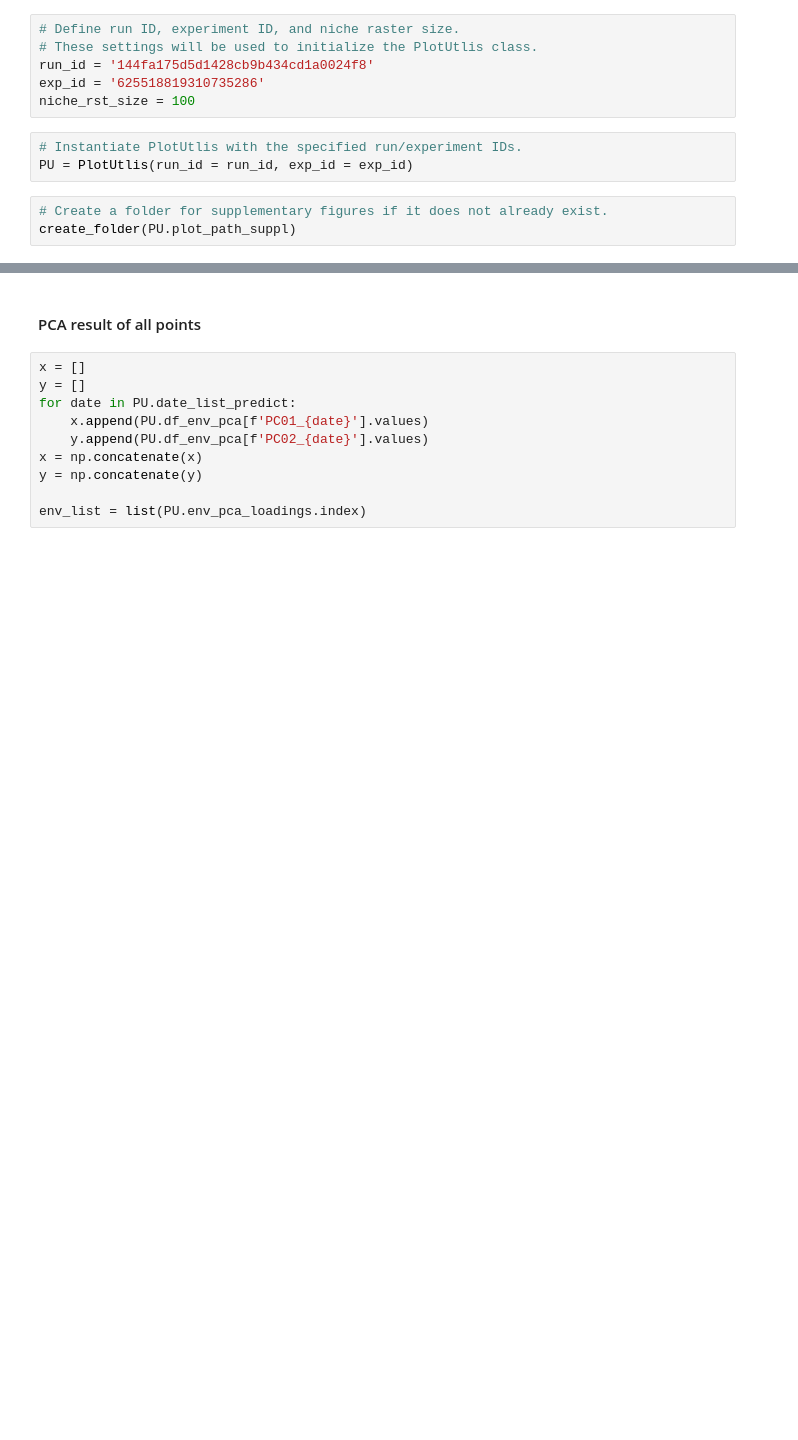
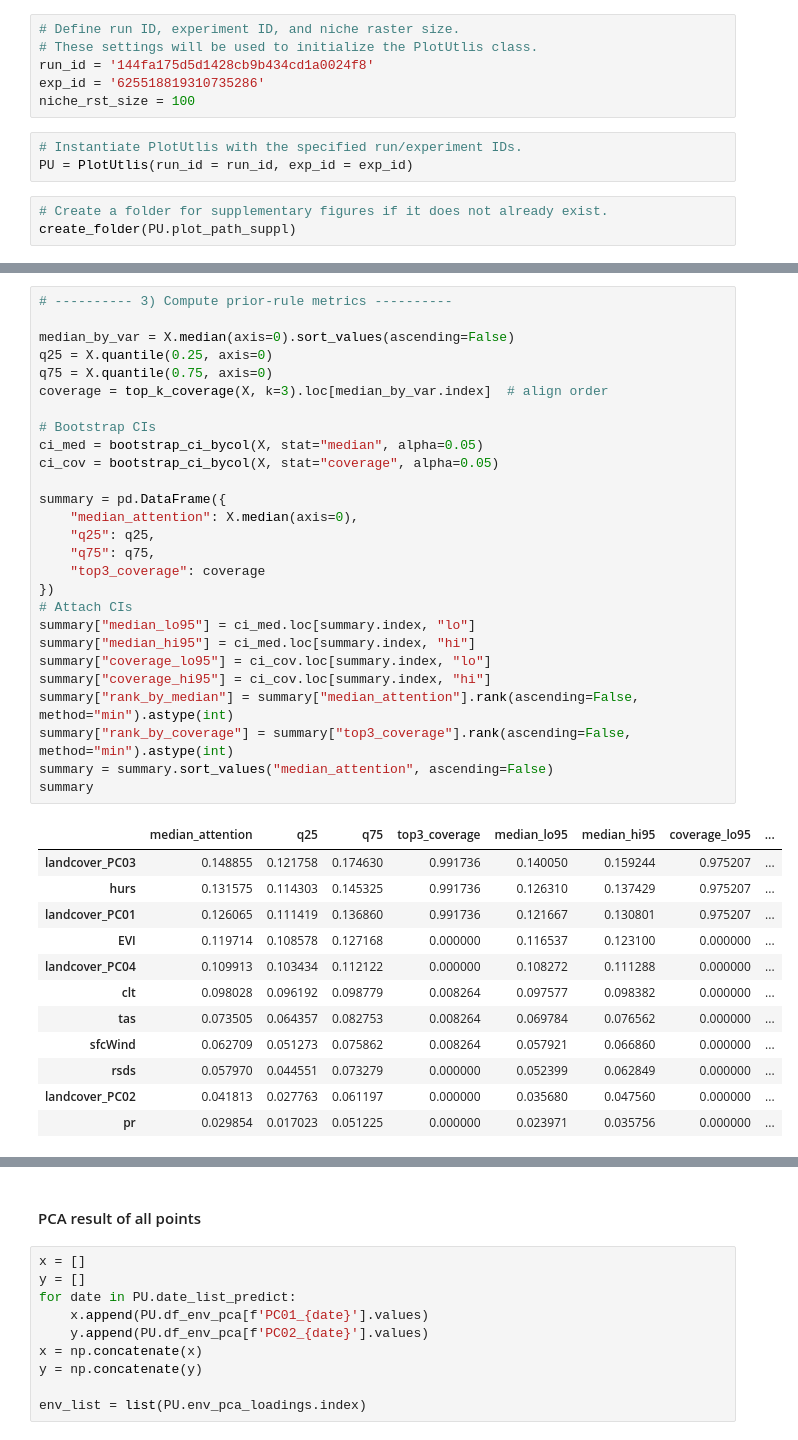
Before and after one commit to KLKua/DeepSDM, a Jupyter notebook: FigSupplementary.ipynb, the cells around one changed output, grey strips where cells are left out. Drawn from its saved outputs; the diff is of its cells as text; blank space fills up the shorter version.

```diff
--- a/FigSupplementary.ipynb
+++ b/FigSupplementary.ipynb
@@ -208,0 +200,40 @@ Pairwise results (species-level medians):
+# %%
+# ---------- 3) Compute prior-rule metrics ----------
+
+median_by_var = X.median(axis=0).sort_values(ascending=False)
+q25 = X.quantile(0.25, axis=0)
+q75 = X.quantile(0.75, axis=0)
+coverage = top_k_coverage(X, k=3).loc[median_by_var.index]  # align order
+
+# Bootstrap CIs
+ci_med = bootstrap_ci_bycol(X, stat="median", alpha=0.05)
+ci_cov = bootstrap_ci_bycol(X, stat="coverage", alpha=0.05)
+
+summary = pd.DataFrame({
+    "median_attention": X.median(axis=0),
+    "q25": q25,
+    "q75": q75,
+    "top3_coverage": coverage
+})
+# Attach CIs
+summary["median_lo95"] = ci_med.loc[summary.index, "lo"]
+summary["median_hi95"] = ci_med.loc[summary.index, "hi"]
+summary["coverage_lo95"] = ci_cov.loc[summary.index, "lo"]
+summary["coverage_hi95"] = ci_cov.loc[summary.index, "hi"]
+summary["rank_by_median"] = summary["median_attention"].rank(ascending=False, method="min").astype(int)
+summary["rank_by_coverage"] = summary["top3_coverage"].rank(ascending=False, method="min").astype(int)
+summary = summary.sort_values("median_attention", ascending=False)
+summary
+# %% [output]
+|  | median_attention | q25 | q75 | top3_coverage | median_lo95 | median_hi95 | coverage_lo95 | ... |
+| landcover_PC03 | 0.148855 | 0.121758 | 0.174630 | 0.991736 | 0.140050 | 0.159244 | 0.975207 | ... |
+| hurs | 0.131575 | 0.114303 | 0.145325 | 0.991736 | 0.126310 | 0.137429 | 0.975207 | ... |
+| landcover_PC01 | 0.126065 | 0.111419 | 0.136860 | 0.991736 | 0.121667 | 0.130801 | 0.975207 | ... |
+| EVI | 0.119714 | 0.108578 | 0.127168 | 0.000000 | 0.116537 | 0.123100 | 0.000000 | ... |
+| landcover_PC04 | 0.109913 | 0.103434 | 0.112122 | 0.000000 | 0.108272 | 0.111288 | 0.000000 | ... |
+| clt | 0.098028 | 0.096192 | 0.098779 | 0.008264 | 0.097577 | 0.098382 | 0.000000 | ... |
+| tas | 0.073505 | 0.064357 | 0.082753 | 0.008264 | 0.069784 | 0.076562 | 0.000000 | ... |
+| sfcWind | 0.062709 | 0.051273 | 0.075862 | 0.008264 | 0.057921 | 0.066860 | 0.000000 | ... |
+| rsds | 0.057970 | 0.044551 | 0.073279 | 0.000000 | 0.052399 | 0.062849 | 0.000000 | ... |
+| landcover_PC02 | 0.041813 | 0.027763 | 0.061197 | 0.000000 | 0.035680 | 0.047560 | 0.000000 | ... |
+| pr | 0.029854 | 0.017023 | 0.051225 | 0.000000 | 0.023971 | 0.035756 | 0.000000 | ... |
```
Also changed, not shown: parts of 44 cells of this notebook.
